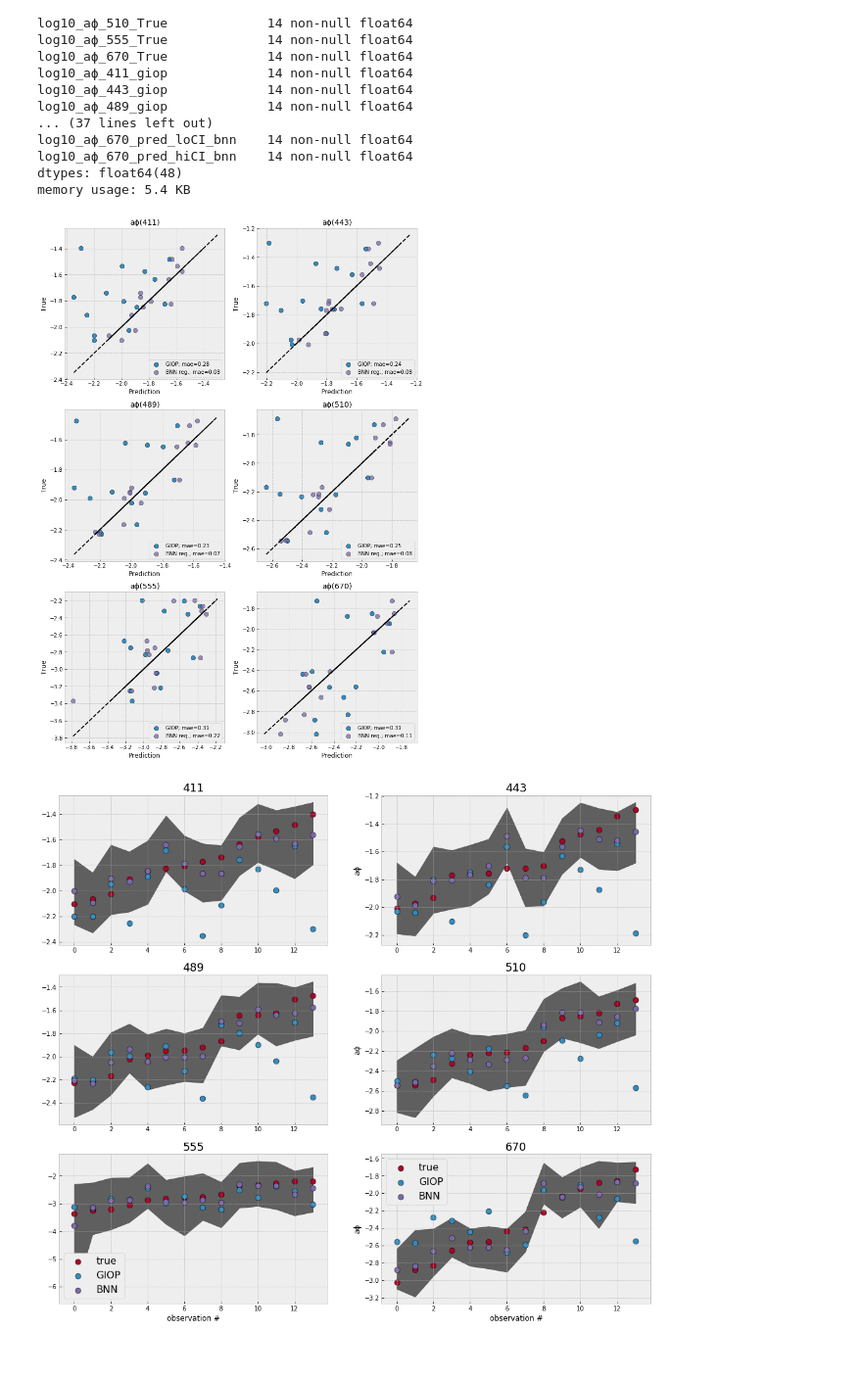
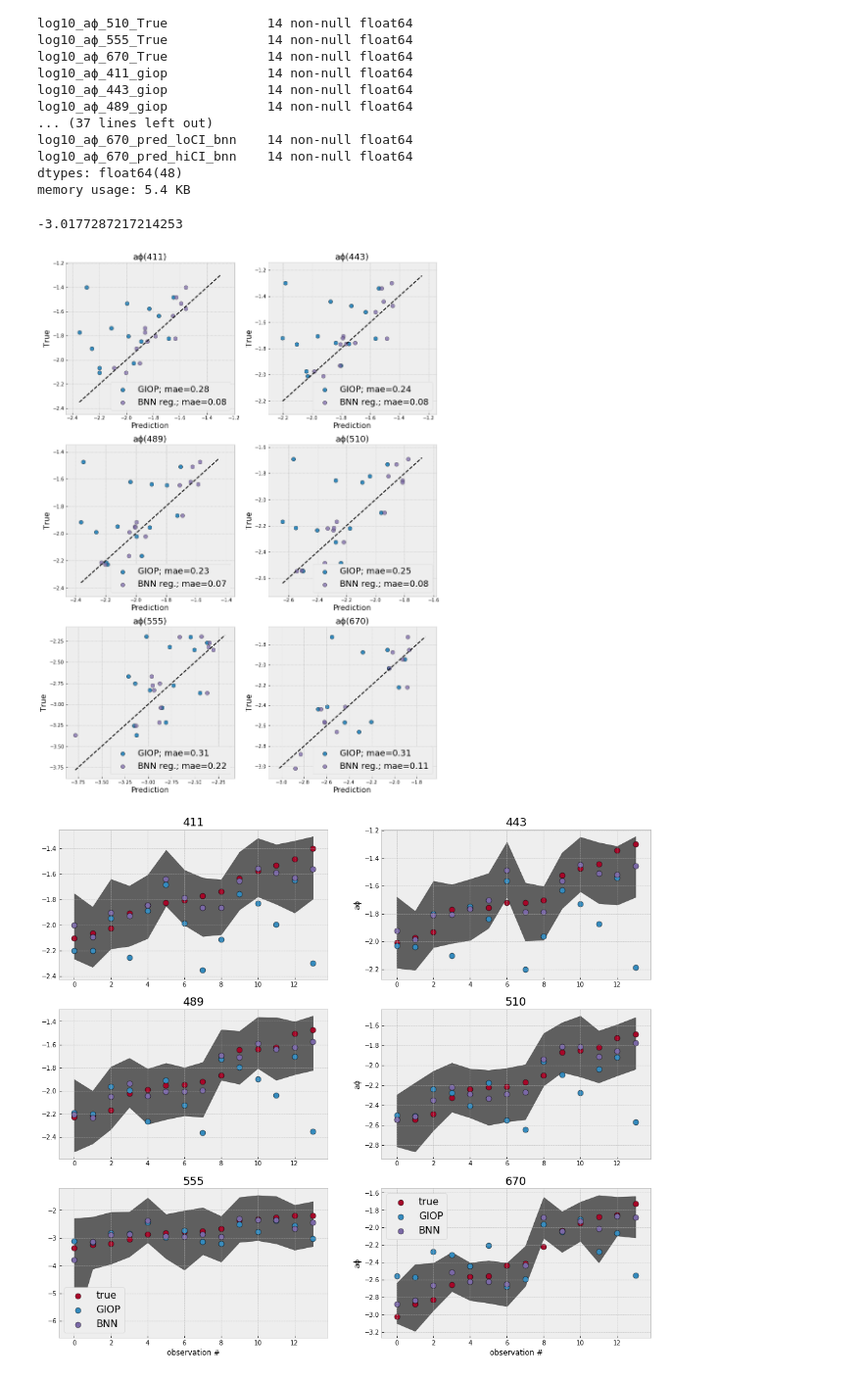
Before and after one commit to madHatter106/Bayesian-ML-4-IOP-from-TOA, a Jupyter notebook: Notebooks/TOA_ML_8_Comp_w_GIOP_5_Results.ipynb, the cells around one changed output. Shown: that part at 98% size. Drawn from its saved outputs; the diff is of its cells as text; code cells hidden in the pictures.

```diff
--- a/Notebooks/TOA_ML_8_Comp_w_GIOP_5_Results.ipynb
+++ b/Notebooks/TOA_ML_8_Comp_w_GIOP_5_Results.ipynb
@@ -214,41 +214,47 @@ log10_aϕ_670_pred_loCI_bnn    14 non-null float64
 log10_aϕ_670_pred_hiCI_bnn    14 non-null float64
 dtypes: float64(48)
 memory usage: 5.4 KB
+# %%
+min_
+# %% [output]
+-3.0177287217214253
 # %%
-f, axs = pl.subplots(nrows=3, ncols=2, figsize=(12, 18 ))
+f, axs = pl.subplots(nrows=3, ncols=2, figsize=(14, 20 ))
 
 for band, ax in zip(bands, axs.ravel()):
     vals = df_all[[f'log10_aϕ_{band}_True', f'log10_aϕ_{band}_giop',
                   f'log10_aϕ_{band}_pred_mean_hs',
-                  f'log10_aϕ_{band}_pred_mean_bnn']]
+                  f'log10_aϕ_{band}_pred_mean_bnn']].values
     min_, max_ = vals.min(), vals.max()
 
     mae_giop = mean_absolute_error(df_all[f'log10_aϕ_{band}_True'],
                                    df_all[f'log10_aϕ_{band}_giop'])
     mae_hs = mean_absolute_error(df_all[f'log10_aϕ_{band}_True'],
                                  df_all[f'log10_aϕ_{band}_pred_mean_hs'])
     mae_bn = mean_absolute_error(df_all[f'log10_aϕ_{band}_True'],
                                  df_all[f'log10_aϕ_{band}_pred_mean_bnn'])
     df_all.plot.scatter(y=f'log10_aϕ_{band}_True', x=f'log10_aϕ_{band}_giop',
                         ax=ax, color='C0',
                         label=f'GIOP; mae={mae_giop:.2f}', s=70,
                        edgecolor='k')
     #df_all.plot.scatter(y=f'log10_aϕ_{411}_True',
     #                    x=f'log10_aϕ_{band}_pred_mean_hs',
     #                    color='C1', ax=ax,
     #                    label=f'HS reg.; mae={mae_hs:.2f}')
     df_all.plot.scatter(y=f'log10_aϕ_{band}_True',
                         x=f'log10_aϕ_{band}_pred_mean_bnn',
                         color='C2', ax=ax,
                         label=f'BNN reg.; mae={mae_bn:.2f}', s=70, alpha=0.75,
                        edgecolor='k')
-    ax.set_ylabel('True')
-    ax.set_xlabel('Prediction')
-    ax.legend(loc='lower right', frameon=True, framealpha=1)
+    ax.set_xlim(min_-.1, max_+.1)
+    ax.set_ylim(min_-.1, max_+.1)
+    ax.set_ylabel('True', fontsize=16)
+    ax.set_xlabel('Prediction', fontsize=16)
+    ax.legend(loc='lower right', frameon=True, framealpha=1, fontsize=18)
     ax.plot([min_, max_], [min_, max_], ls='--', color='k');
-    ax.set_title(f'aϕ({band})')
+    ax.set_title(f'aϕ({band})', fontsize=18)
 # %% [output]
-[figure, old version]
+[figure, new version]
 # %%
 f, axs = pl.subplots(nrows=3, ncols=2, figsize=(17, 15 ))
 
```
Also changed, not shown: 8 other files.
